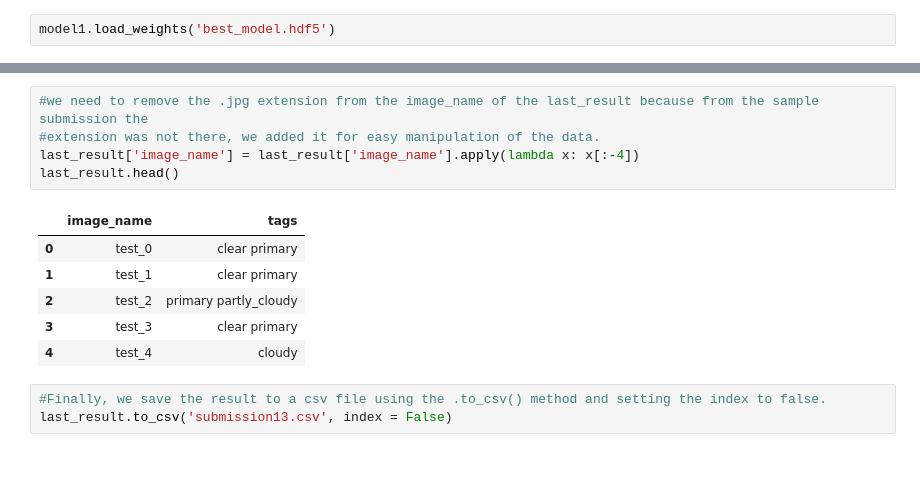
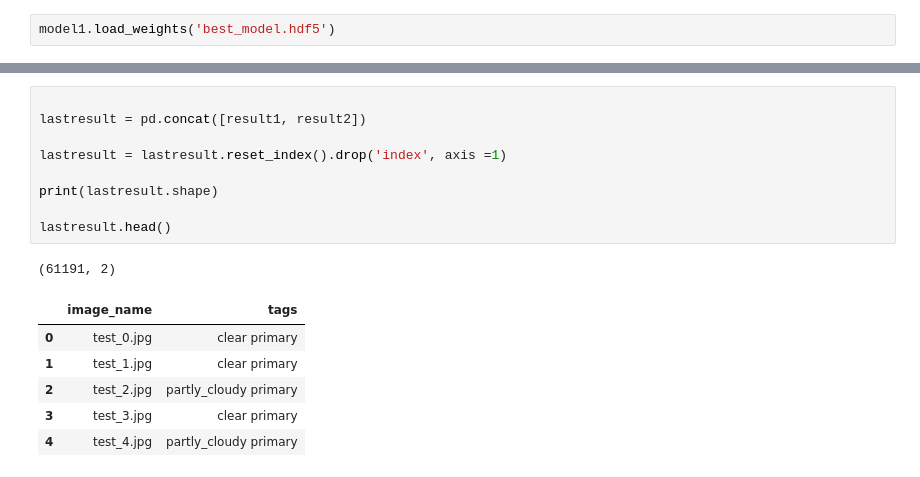
Before and after one commit to axshay007/Stage_D_assignment_sol_, a Jupyter notebook: Stage_D_Kaggle_sol.ipynb, the cells around one changed output, grey strips where cells are left out. Saved outputs shown, nothing was run; the diff lists cells and outputs as text.

```diff
--- a/Stage_D_Kaggle_sol.ipynb
+++ b/Stage_D_Kaggle_sol.ipynb
@@ -360,15 +344,17 @@ last_result.head()
-# %%
-#we need to remove the .jpg extension from the image_name of the last_result because from the sample submission the
-#extension was not there, we added it for easy manipulation of the data.
-last_result['image_name'] = last_result['image_name'].apply(lambda x: x[:-4])
-last_result.head()
-# %% [output]
-|  | image_name | tags |
-| 0 | test_0 | clear primary |
-| 1 | test_1 | clear primary |
-| 2 | test_2 | primary partly_cloudy |
-| 3 | test_3 | clear primary |
-| 4 | test_4 | cloudy |
-# %%
-#Finally, we save the result to a csv file using the .to_csv() method and setting the index to false.
-last_result.to_csv('submission13.csv', index = False)
+# %%
+
+lastresult = pd.concat([result1, result2])
+
+lastresult = lastresult.reset_index().drop('index', axis =1)
+
+print(lastresult.shape)
+
+lastresult.head()
+# %% [output]
+(61191, 2)
+|  | image_name | tags |
+| 0 | test_0.jpg | clear primary |
+| 1 | test_1.jpg | clear primary |
+| 2 | test_2.jpg | partly_cloudy primary |
+| 3 | test_3.jpg | clear primary |
+| 4 | test_4.jpg | partly_cloudy primary |
```
Also changed, not shown: parts of 34 cells of this notebook.
